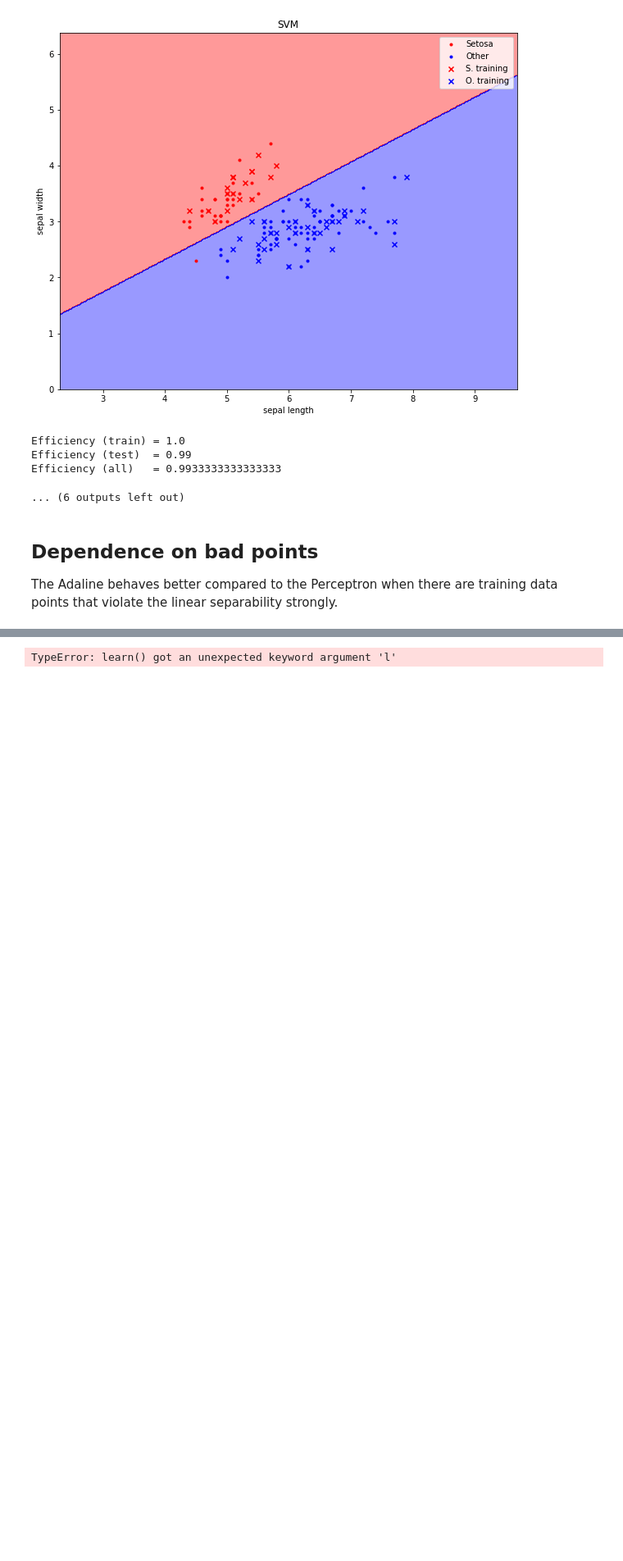
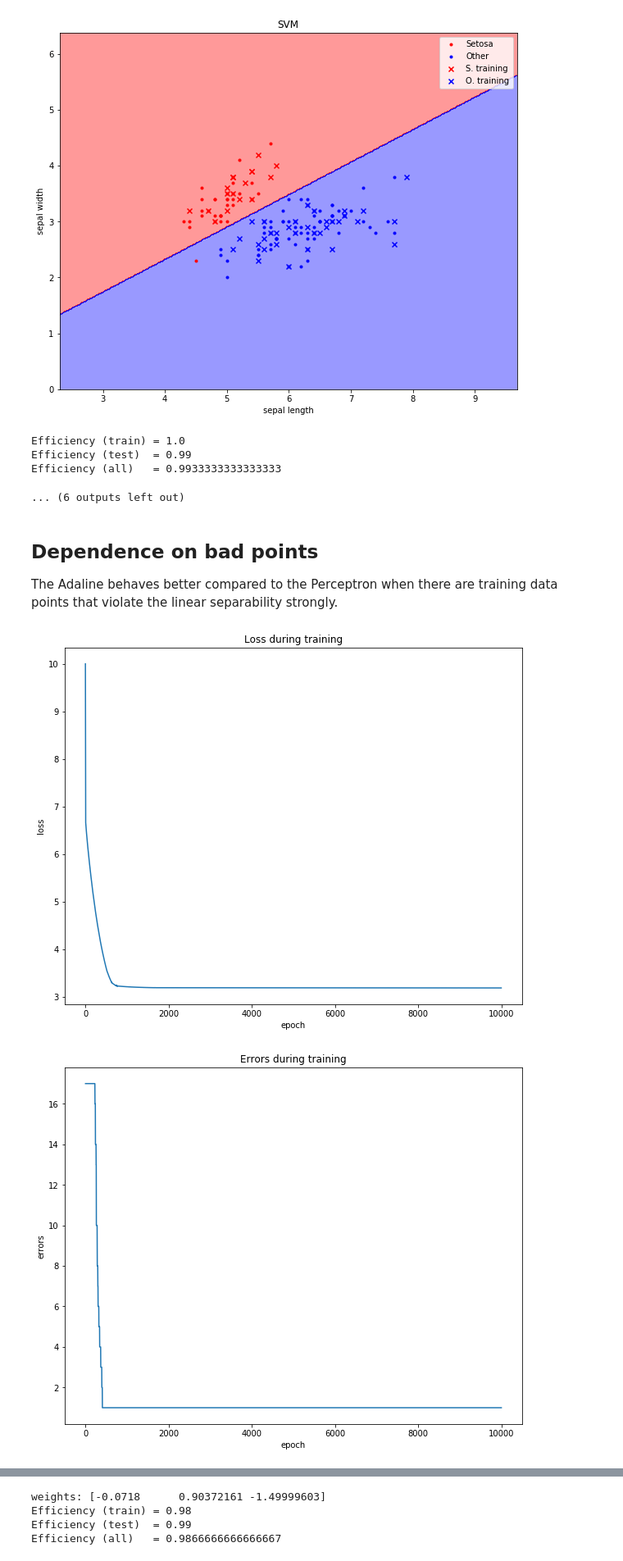
Before and after one commit to dunefox/MAML, a Jupyter notebook: src/where_to_go/iris_svm_convergence.ipynb, the cells around one changed output, grey strips where cells are left out. Shown at 82% size. Cells and saved outputs as stored; diff of their text form; code cells hidden in the pictures; blank space fills up the shorter version.

```diff
--- a/src/where_to_go/iris_svm_convergence.ipynb
+++ b/src/where_to_go/iris_svm_convergence.ipynb
@@ -484,31 +484,33 @@ The Adaline behaves better compared to the Perceptron when there are training da
 # fix the generated random numbers (2 seems to select a bad case)
 np.random.seed(4)
 # here we overwrite an existing point with a 'bad' one
 X_all[0] = [6.5, 3.5]
 Y_all[0] = -1
 
 train_samples = int( len(X_all) / 3 )
 # training data
 X_train, Y_train = X_all[:train_samples], Y_all[:train_samples]
 # data for testing the efficiency
 X, Y = X_all[train_samples:], Y_all[train_samples:]
 
 # training
 svm = SVM(X.shape[1])
-svm.learn(X_train, Y_train, l=0.05, eta=0.01, epochs=10000)
+svm.learn(X_train, Y_train, mu=10, eta=0.001, epochs=10000)
 svm.plot_train_loss()
 svm.plot_train_errors()
 
 svm.plot_decision_regions(X, Y, X_train, Y_train, 0.02)
 
 eff_train = svm.efficiency(X_train, Y_train)
 eff_test = svm.efficiency(X, Y)
 eff_all = svm.efficiency(X_all, Y_all)
 
 plt.show()
 
 print('weights:', svm.w_)
 print('Efficiency (train) =', eff_train)
 print('Efficiency (test)  =', eff_test)
 print('Efficiency (all)   =', eff_all)
 # %% [output]
+[figure, added]
+[figure, added]
@@ -515 +518,4 @@ print('Efficiency (all)   =', eff_all)
-TypeError: learn() got an unexpected keyword argument 'l'
+weights: [-0.0718      0.90372161 -1.49999603]
+Efficiency (train) = 0.98
+Efficiency (test)  = 0.99
+Efficiency (all)   = 0.9866666666666667
```
Also changed, not shown: parts of 1 cell of this notebook, 1 other file.
